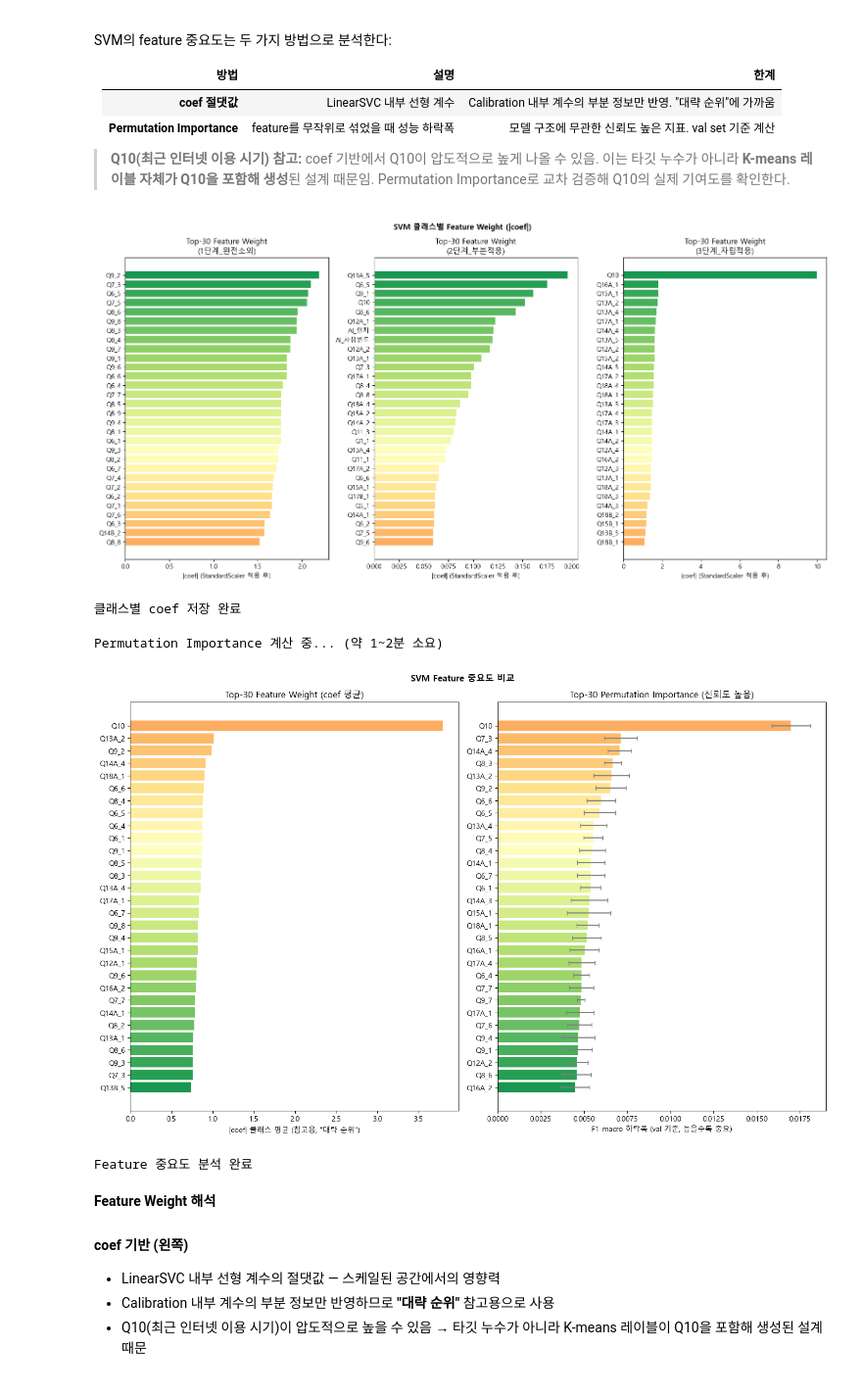
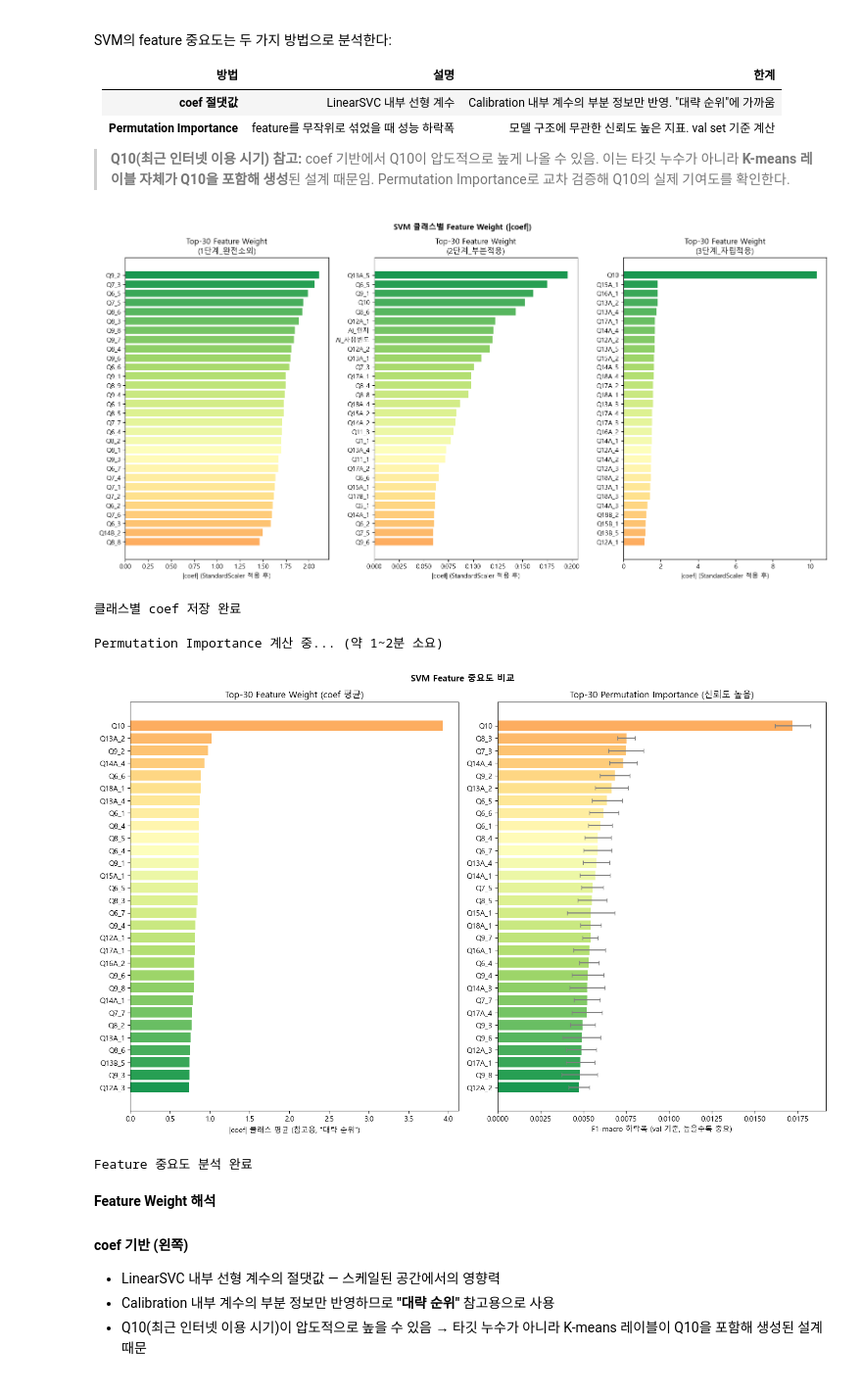
Before and after one commit to 2026-1st/Team-3, a Jupyter notebook: notebooks/SVM.ipynb, the cells around one changed output. Shown at 98% size. Cells and saved outputs as stored; diff of their text form; code cells hidden in the pictures.

```diff
--- a/notebooks/SVM.ipynb
+++ b/notebooks/SVM.ipynb
@@ -228,7 +228,16 @@ grid_pipeline = Pipeline([
     ('clf',    LinearSVC(class_weight='balanced', max_iter=3000, random_state=SEED)),
 ])
 
-param_grid = {'clf__C': [0.01, 0.1, 1.0, 10.0, 100.0]}
+param_grid = {
+    # C 상한 100→1000으로 확장:
+    # 기존 최적값이 C=100(상한)에 걸려있었으므로 더 큰 값도 탐색
+    'clf__C':    [0.01, 0.1, 1.0, 10.0, 100.0, 1000.0],
+    # loss 함수 추가:
+    # hinge         → 표준 SVM 손실. 마진 경계에서 선형 감소
+    # squared_hinge → hinge의 제곱. 이상치에 더 민감하지만 수렴이 빠름
+    # 데이터 특성에 따라 성능 차이가 날 수 있음
+    'clf__loss': ['hinge', 'squared_hinge'],
+}
 
 grid_search = GridSearchCV(
     grid_pipeline, param_grid,
@@ -236,13 +245,16 @@ grid_search = GridSearchCV(
     n_jobs=-1, verbose=1, refit=True,
 )
 
-print('GridSearchCV 시작 (C 후보: 0.01 / 0.1 / 1.0 / 10 / 100)...')
+print('GridSearchCV 시작 (C: 0.01/0.1/1/10/100/1000  |  loss: hinge/squared_hinge)...')
+print(f'총 학습 횟수: {len([0.01,0.1,1,10,100,1000]) * 2} 조합 × 5 Fold = {len([0.01,0.1,1,10,100,1000]) * 2 * 5}회')
 grid_search.fit(X_train, y_train)
 
-best_C     = grid_search.best_params_['clf__C']
+best_C    = grid_search.best_params_['clf__C']
+best_loss = grid_search.best_params_['clf__loss']
 best_cv_f1 = grid_search.best_score_
 
 print(f'\n최적 C      : {best_C}')
+print(f'최적 loss   : {best_loss}')
 print(f'CV F1-macro : {best_cv_f1:.4f}  (Baseline val: {baseline_val_f1:.4f})')
 
 # GridSearch 결과 저장
@@ -472,7 +505,7 @@ TOP_N = 30
 
 # ── 방법 1: coef 절댓값 (클래스별 분리) ─────────────────────
 # coef shape: (n_classes, n_features) — OvR 각 클래스별 계수
-coef = final_svc.coef_  # (3, 118)
+coef = final_pipeline.named_steps["clf"].coef_  # (3, 118) — Pipeline에서 추출
 
 # 클래스별 top-N feature
 fig, axes = plt.subplots(1, 3, figsize=(16, 8))
@@ -503,7 +536,7 @@ coef_df = pd.DataFrame(coef_rows)
 coef_df.to_csv(OUTPUT_DIR / 'svm_coef_by_class.csv', index=False)
 print(f'클래스별 coef 저장 완료')
 # %% [output]
-[figure, old version]
+[figure, new version]
 클래스별 coef 저장 완료
 # %%
 # ── 방법 2: Permutation Importance (val set 기준) ────────────
@@ -511,7 +544,7 @@ print(f'클래스별 coef 저장 완료')
 print('Permutation Importance 계산 중... (약 1~2분 소요)')
 
 perm_result = permutation_importance(
-    final_svc, X_val_scaled, y_val,
+    final_pipeline, X_val, y_val,  # Pipeline 전체 사용, raw X_val 입력
     n_repeats=10,        # 10회 반복 평균
     random_state=SEED,
     scoring='f1_macro',
@@ -533,34 +566,34 @@ compare_df = pd.DataFrame({
     'coef_mean':  coef_mean_abs,
     'perm_imp':   perm_result.importances_mean,
 }).sort_values('perm_imp', ascending=False)
 compare_df.to_csv(OUTPUT_DIR / 'svm_feature_weights.csv', index=False)
 
 fig, axes = plt.subplots(1, 2, figsize=(14, 9))
 
 # Coef 평균 (참고용)
 top_coef = compare_df.nlargest(TOP_N, 'coef_mean')
 axes[0].barh(top_coef['feature'][::-1], top_coef['coef_mean'][::-1],
              color=plt.cm.RdYlGn(np.linspace(0.3, 0.9, TOP_N))[::-1])
 axes[0].set_xlabel('|coef| 클래스 평균 (참고용, "대략 순위")')
 axes[0].set_title(f'Top-{TOP_N} Feature Weight (coef 평균)')
 
 # Permutation Importance (신뢰도 높음)
 top_perm = perm_df.head(TOP_N)
 axes[1].barh(top_perm['feature'][::-1], top_perm['perm_importance'][::-1],
              xerr=top_perm['perm_std'][::-1],
              color=plt.cm.RdYlGn(np.linspace(0.3, 0.9, TOP_N))[::-1],
              capsize=3, ecolor='gray')
 axes[1].set_xlabel('F1-macro 하락폭 (val 기준, 높을수록 중요)')
 axes[1].set_title(f'Top-{TOP_N} Permutation Importance (신뢰도 높음)')
 
 plt.suptitle('SVM Feature 중요도 비교', fontsize=12, fontweight='bold')
 plt.tight_layout()
 plt.savefig(OUTPUT_DIR / 'svm_feature_weights.png', dpi=150)
 plt.show()
 print('Feature 중요도 분석 완료')
 # %% [output]
 Permutation Importance 계산 중... (약 1~2분 소요)
-[figure, old version]
+[figure, new version]
 Feature 중요도 분석 완료
 # %% [markdown]
 **Feature Weight 해석**
```
Also changed, not shown: parts of 8 cells of this notebook, 23 other files.
